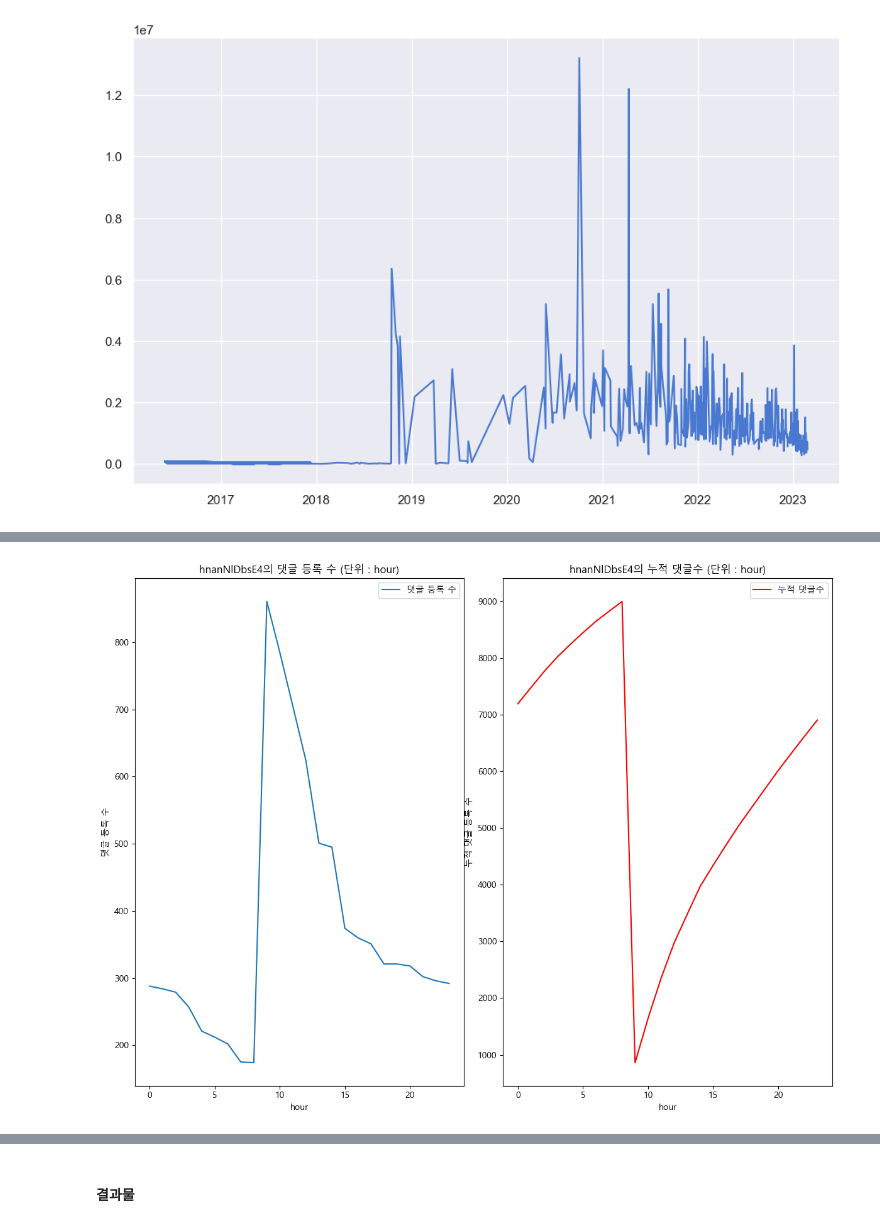
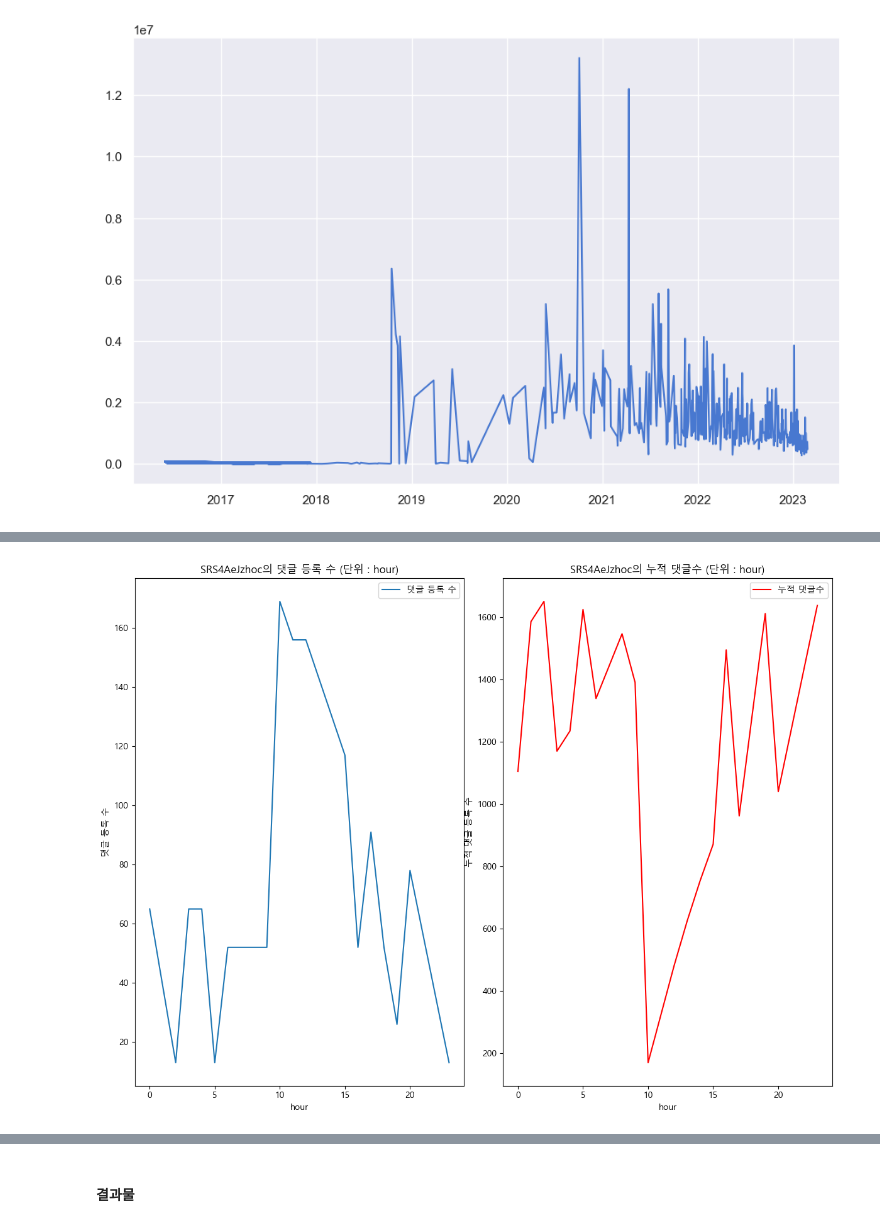
Before and after one commit to kimhyunso/coper-project, a Jupyter notebook: practice_analysis_dowon.ipynb, the cells around one changed output, grey strips where cells are left out. Cells and saved outputs as stored; diff of their text form; code cells hidden in the pictures.

```diff
--- a/practice_analysis_dowon.ipynb
+++ b/practice_analysis_dowon.ipynb
@@ -852,4 +797,4 @@ def appear_video_month_comment_count(df:pd.DataFrame, video_id:str, t_stand:str=
 # %%
-appear_video_month_comment_count(df_chim_comment, "hnanNlDbsE4", "hour", (12, 9))
+vis.appear_video_month_comment_count(df_chim_comment, "SRS4AeJzhoc", "hour", (12, 9))
 # %% [output]
-[figure, old version]
+[figure, new version]
```
Also changed, not shown: parts of 5 cells of this notebook, 1 other file.
